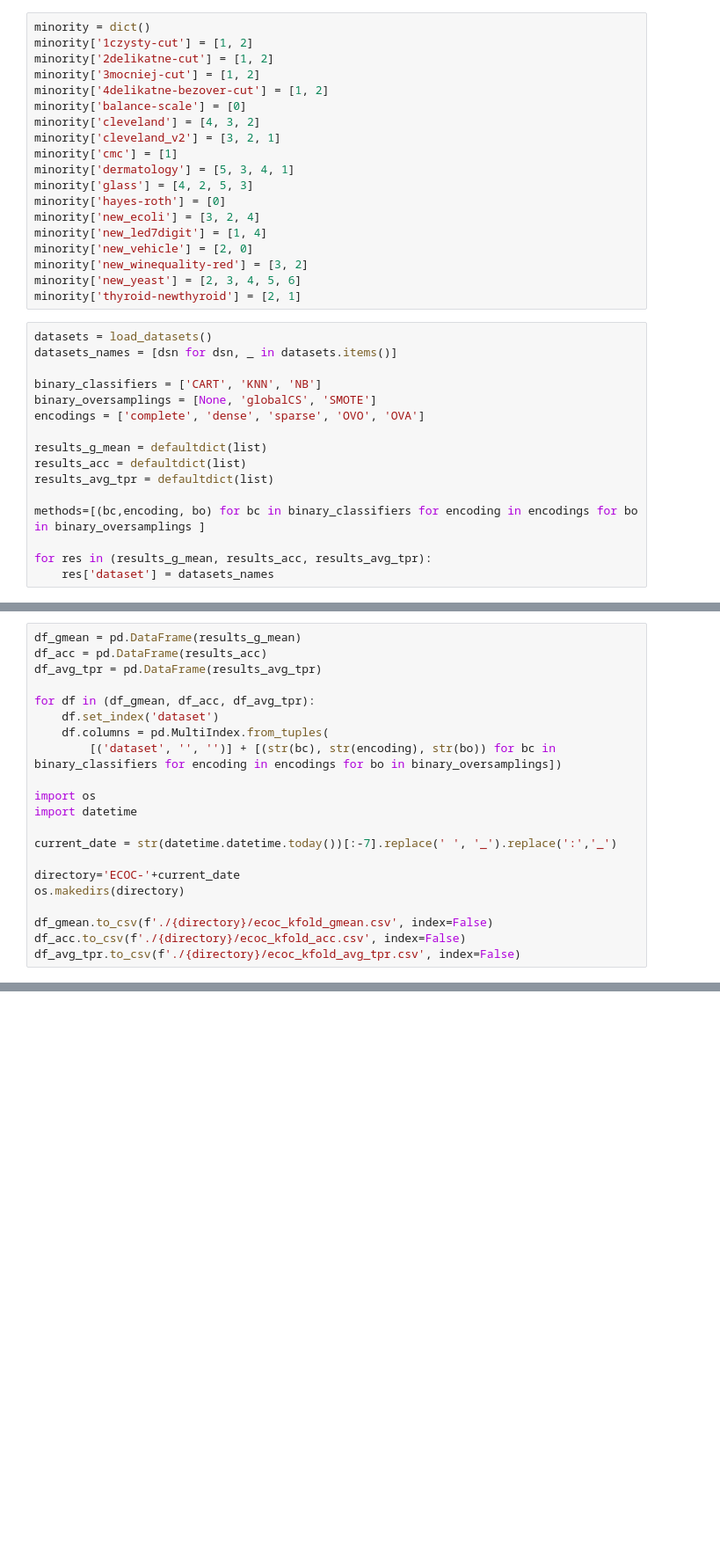
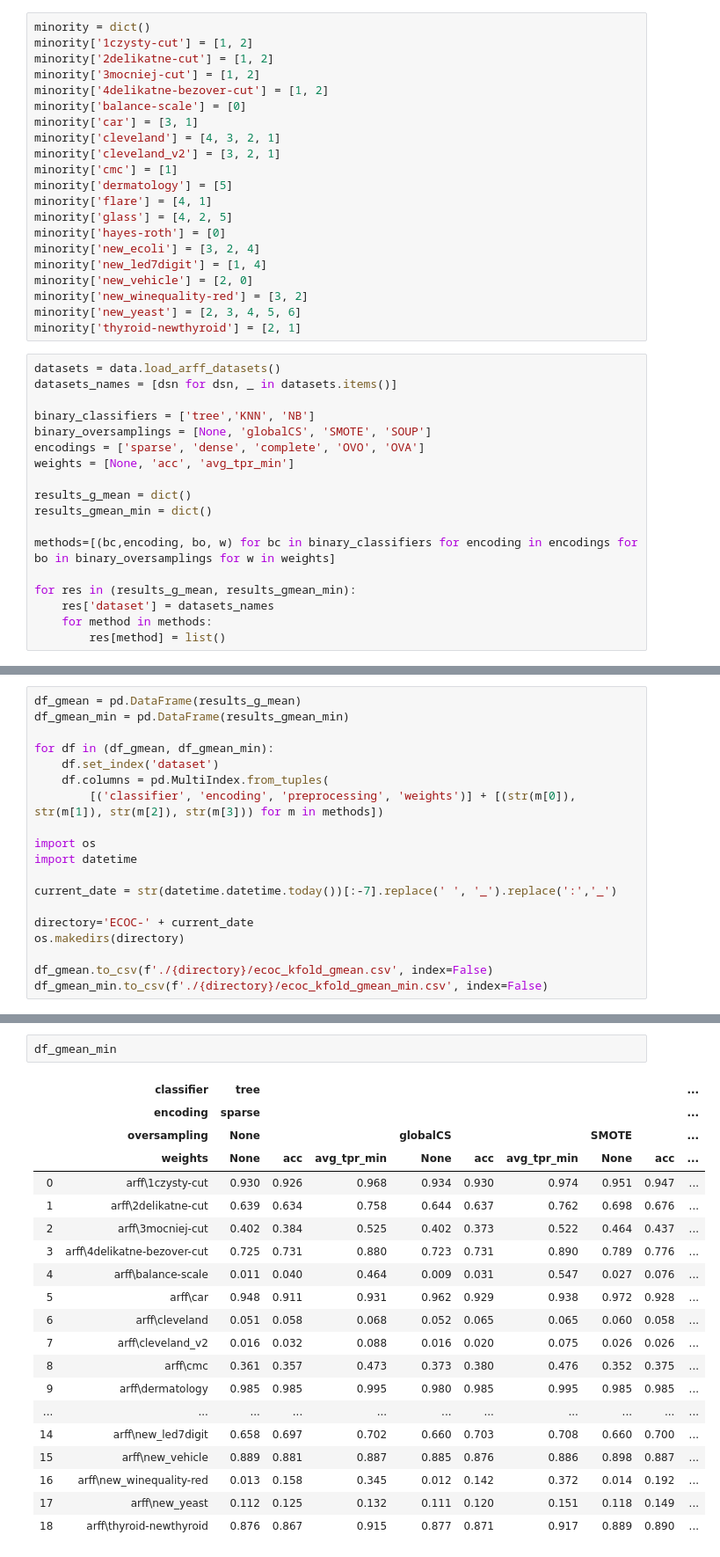
Before and after one commit to damianhorna/multi-imbalance, a Jupyter notebook: benchmarks/ensemble/ecoc.ipynb, the cells around one changed output, grey strips where cells are left out. Shown at 88% size. Saved outputs shown, nothing was run; the diff lists cells and outputs as text; blank space fills up the shorter version.

Commit message:
ecoc notebook

```diff
--- a/benchmarks/ensemble/ecoc.ipynb
+++ b/benchmarks/ensemble/ecoc.ipynb
@@ -19,11 +19,13 @@ minority['2delikatne-cut'] = [1, 2]
 minority['3mocniej-cut'] = [1, 2]
 minority['4delikatne-bezover-cut'] = [1, 2]
 minority['balance-scale'] = [0]
-minority['cleveland'] = [4, 3, 2]
+minority['car'] = [3, 1]
+minority['cleveland'] = [4, 3, 2, 1]
 minority['cleveland_v2'] = [3, 2, 1]
 minority['cmc'] = [1]
-minority['dermatology'] = [5, 3, 4, 1]
-minority['glass'] = [4, 2, 5, 3]
+minority['dermatology'] = [5]
+minority['flare'] = [4, 1]
+minority['glass'] = [4, 2, 5]
 minority['hayes-roth'] = [0]
 minority['new_ecoli'] = [3, 2, 4]
 minority['new_led7digit'] = [1, 4]
@@ -32,21 +34,23 @@ minority['new_winequality-red'] = [3, 2]
 minority['new_yeast'] = [2, 3, 4, 5, 6]
 minority['thyroid-newthyroid'] = [2, 1]
 # %%
-datasets = load_datasets()
+datasets = data.load_arff_datasets()
 datasets_names = [dsn for dsn, _ in datasets.items()]
 
-binary_classifiers = ['CART', 'KNN', 'NB']
-binary_oversamplings = [None, 'globalCS', 'SMOTE']
-encodings = ['complete', 'dense', 'sparse', 'OVO', 'OVA']
+binary_classifiers = ['tree','KNN', 'NB']
+binary_oversamplings = [None, 'globalCS', 'SMOTE', 'SOUP']
+encodings = ['sparse', 'dense', 'complete', 'OVO', 'OVA']
+weights = [None, 'acc', 'avg_tpr_min']
 
-results_g_mean = defaultdict(list)
-results_acc = defaultdict(list)
-results_avg_tpr = defaultdict(list)
+results_g_mean = dict()
+results_gmean_min = dict()
 
-methods=[(bc,encoding, bo) for bc in binary_classifiers for encoding in encodings for bo in binary_oversamplings ]
+methods=[(bc,encoding, bo, w) for bc in binary_classifiers for encoding in encodings for bo in binary_oversamplings for w in weights]
 
-for res in (results_g_mean, results_acc, results_avg_tpr):
+for res in (results_g_mean, results_gmean_min):
     res['dataset'] = datasets_names
+    for method in methods:
+        res[method] = list()
 # %%
 for dataset_name, dataset_values in datasets.items():
     X, y = dataset_values.data, dataset_values.target
@@ -86,21 +108,19 @@ for dataset_name, dataset_values in datasets.items():
 # %%
 df_gmean = pd.DataFrame(results_g_mean)
-df_acc = pd.DataFrame(results_acc)
-df_avg_tpr = pd.DataFrame(results_avg_tpr)
+df_gmean_min = pd.DataFrame(results_gmean_min)
 
-for df in (df_gmean, df_acc, df_avg_tpr):
+for df in (df_gmean, df_gmean_min):
     df.set_index('dataset')
     df.columns = pd.MultiIndex.from_tuples(
-        [('dataset', '', '')] + [(str(bc), str(encoding), str(bo)) for bc in binary_classifiers for encoding in encodings for bo in binary_oversamplings])
+        [('classifier', 'encoding', 'preprocessing', 'weights')] + [(str(m[0]), str(m[1]), str(m[2]), str(m[3])) for m in methods])
 
 import os
 import datetime
 
 current_date = str(datetime.datetime.today())[:-7].replace(' ', '_').replace(':','_')
 
-directory='ECOC-'+current_date
+directory='ECOC-' + current_date
 os.makedirs(directory)
 
 df_gmean.to_csv(f'./{directory}/ecoc_kfold_gmean.csv', index=False)
-df_acc.to_csv(f'./{directory}/ecoc_kfold_acc.csv', index=False)
-df_avg_tpr.to_csv(f'./{directory}/ecoc_kfold_avg_tpr.csv', index=False)
+df_gmean_min.to_csv(f'./{directory}/ecoc_kfold_gmean_min.csv', index=False)
@@ -125,0 +157,23 @@ for results, ranks in zip((results_g_mean, results_acc, results_avg_tpr), (ranks
+# %%
+df_gmean_min
+# %% [output]
+|  | classifier | tree |  |  |  |  |  |  |  | ... |
+|  | encoding | sparse |  |  |  |  |  |  |  | ... |
+|  | oversampling | None |  |  | globalCS |  |  | SMOTE |  | ... |
+|  | weights | None | acc | avg_tpr_min | None | acc | avg_tpr_min | None | acc | ... |
+| 0 | arff\1czysty-cut | 0.930 | 0.926 | 0.968 | 0.934 | 0.930 | 0.974 | 0.951 | 0.947 | ... |
+| 1 | arff\2delikatne-cut | 0.639 | 0.634 | 0.758 | 0.644 | 0.637 | 0.762 | 0.698 | 0.676 | ... |
+| 2 | arff\3mocniej-cut | 0.402 | 0.384 | 0.525 | 0.402 | 0.373 | 0.522 | 0.464 | 0.437 | ... |
+| 3 | arff\4delikatne-bezover-cut | 0.725 | 0.731 | 0.880 | 0.723 | 0.731 | 0.890 | 0.789 | 0.776 | ... |
+| 4 | arff\balance-scale | 0.011 | 0.040 | 0.464 | 0.009 | 0.031 | 0.547 | 0.027 | 0.076 | ... |
+| 5 | arff\car | 0.948 | 0.911 | 0.931 | 0.962 | 0.929 | 0.938 | 0.972 | 0.928 | ... |
+| 6 | arff\cleveland | 0.051 | 0.058 | 0.068 | 0.052 | 0.065 | 0.065 | 0.060 | 0.058 | ... |
+| 7 | arff\cleveland_v2 | 0.016 | 0.032 | 0.088 | 0.016 | 0.020 | 0.075 | 0.026 | 0.026 | ... |
+| 8 | arff\cmc | 0.361 | 0.357 | 0.473 | 0.373 | 0.380 | 0.476 | 0.352 | 0.375 | ... |
+| 9 | arff\dermatology | 0.985 | 0.985 | 0.995 | 0.980 | 0.985 | 0.995 | 0.985 | 0.985 | ... |
+| ... | ... | ... | ... | ... | ... | ... | ... | ... | ... | ... |
+| 14 | arff\new_led7digit | 0.658 | 0.697 | 0.702 | 0.660 | 0.703 | 0.708 | 0.660 | 0.700 | ... |
+| 15 | arff\new_vehicle | 0.889 | 0.881 | 0.887 | 0.885 | 0.876 | 0.886 | 0.898 | 0.887 | ... |
+| 16 | arff\new_winequality-red | 0.013 | 0.158 | 0.345 | 0.012 | 0.142 | 0.372 | 0.014 | 0.192 | ... |
+| 17 | arff\new_yeast | 0.112 | 0.125 | 0.132 | 0.111 | 0.120 | 0.151 | 0.118 | 0.149 | ... |
+| 18 | arff\thyroid-newthyroid | 0.876 | 0.867 | 0.915 | 0.877 | 0.871 | 0.917 | 0.889 | 0.890 | ... |
```
Also changed, not shown: parts of 29 cells of this notebook.
